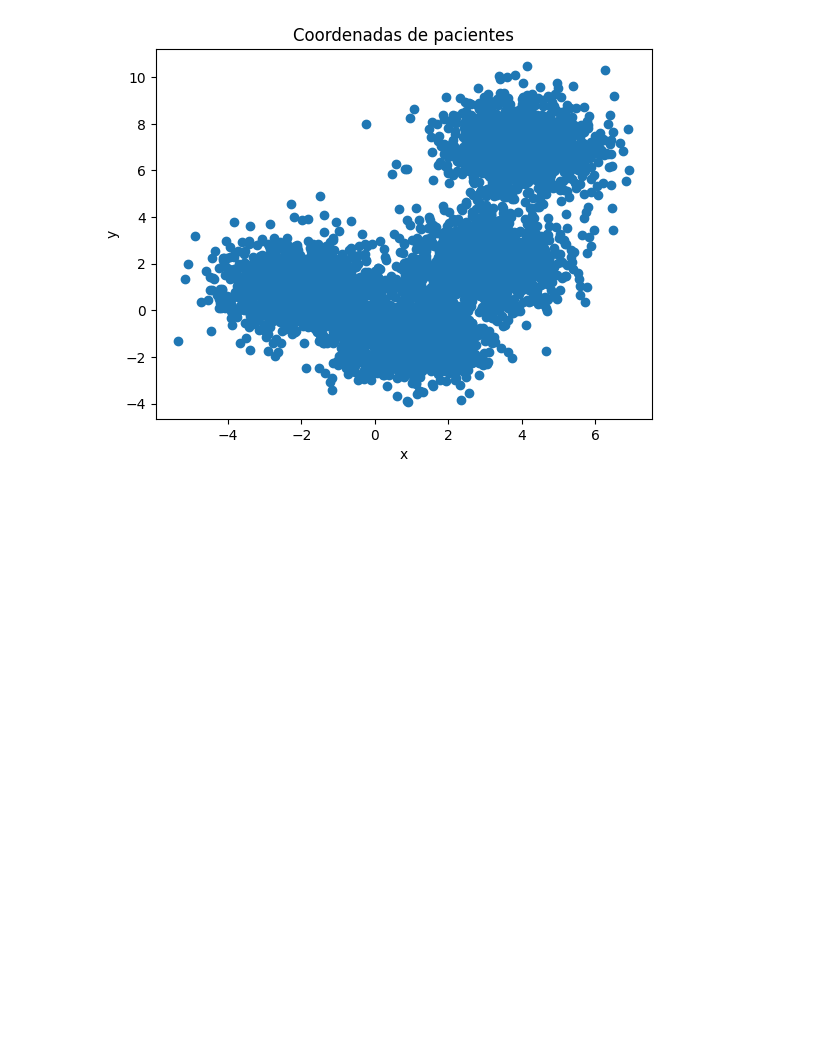
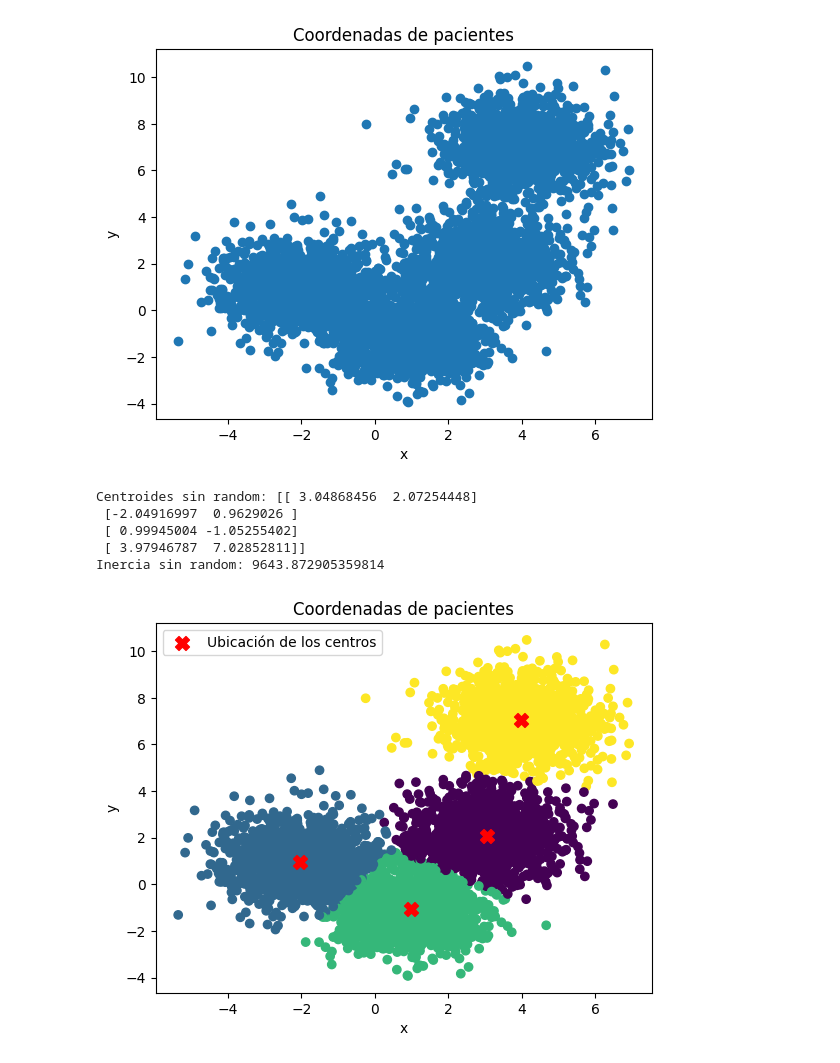
Before and after one commit to jlpar07/Tarea4FundamentosML, a Jupyter notebook: tarea4.ipynb, the cells around one changed output. Saved outputs shown, nothing was run; the diff lists cells and outputs as text; code cells hidden in the pictures; blank space fills up the shorter version.

Commit message:
punto 5

```diff
--- a/tarea4.ipynb
+++ b/tarea4.ipynb
@@ -125,3 +127,38 @@ plt.title('Coordenadas de pacientes')
 plt.show()
 # %% [output]
 [figure]
+# %%
+
+#PARTE B punto 3
+
+#Se implementa el algoritmo KMeans para agrupar los datos en 4 clusters
+#Primero, se crea un objeto KMeans con el número de clusters y una semilla aleatoria.
+modelo = KMeans(n_clusters=4, random_state=0)
+
+#Se crea una matriz con las coordenadas de los pacientes, donde cada fila representa un paciente y cada columna representa una coordenada (x o y).
+matriz = np.column_stack((x,y))
+
+#se entrena el modelo con la matriz de coordenadas de los pacientes
+modelo.fit(matriz)
+
+#se predicen los clusters a los que pertenecen cada uno de los pacientes y se obtienen los centroides de cada cluster
+pred = modelo.predict(matriz)
+centroides = modelo.cluster_centers_
+print(f"Centroides sin random: {centroides}")
+#Se grafican los puntos y los centroides(en el contexto los centroides serian la ubicación de los centros de atención) de cada cluster
+inercia = modelo.inertia_
+print(f"Inercia sin random: {inercia}")
+plt.scatter(x,y, c=pred)
+plt.scatter(centroides[:,0], centroides[:,1], c='red', marker='X', s=100, label='Ubicación de los centros')
+plt.xlabel('x')
+plt.ylabel('y')
+plt.legend()
+plt.title('Coordenadas de pacientes')
+plt.show()
+# %% [output]
+Centroides sin random: [[ 3.04868456  2.07254448]
+ [-2.04916997  0.9629026 ]
+ [ 0.99945004 -1.05255402]
+ [ 3.97946787  7.02852811]]
+Inercia sin random: 9643.872905359814
+[figure, added]
```
Also changed, not shown: parts of 3 cells of this notebook.
